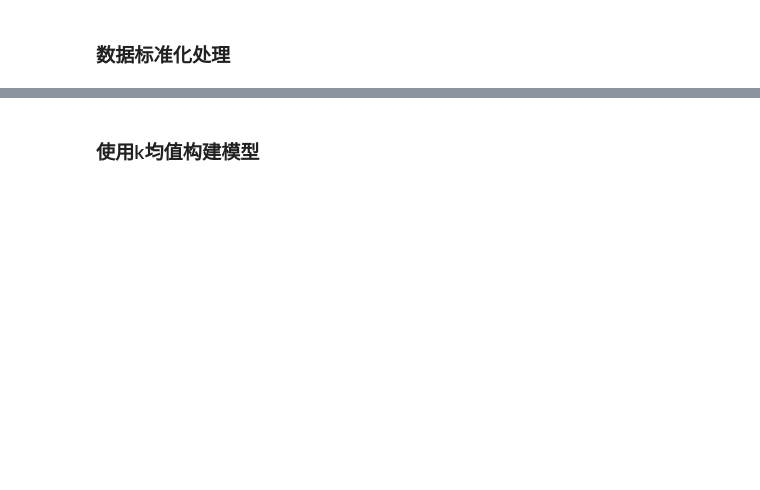
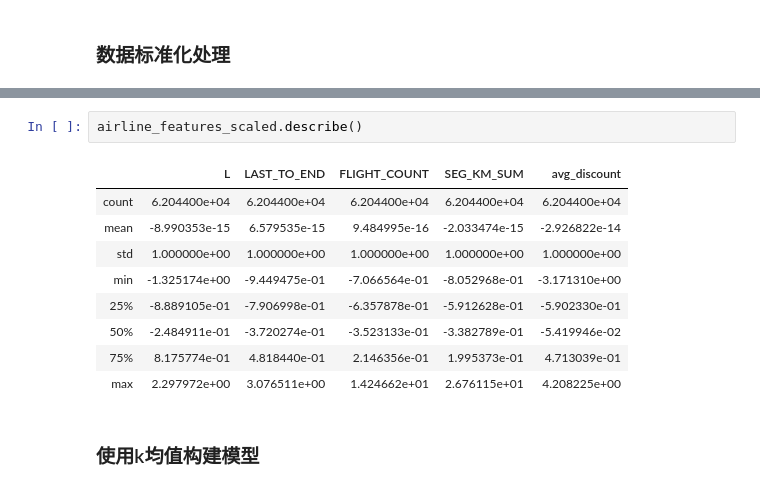
Before and after one commit to chaofan-zheng/python_learning_code, a Jupyter notebook: month06/DATASCIENCE/DS_day07_student/code/Airline_customer_analysis_code/code/k-means_data.ipynb, the cells around one changed output, grey strips where cells are left out. Saved outputs shown, nothing was run; the diff lists cells and outputs as text; blank space fills up the shorter version.

```diff
--- a/month06/DATASCIENCE/DS_day07_student/code/Airline_customer_analysis_code/code/k-means_data.ipynb
+++ b/month06/DATASCIENCE/DS_day07_student/code/Airline_customer_analysis_code/code/k-means_data.ipynb
@@ -33,2 +143,14 @@ C: avg_discount 平均折扣率<br>
+# %%
+airline_features_scaled.describe()
+# %% [output]
+|  | L | LAST_TO_END | FLIGHT_COUNT | SEG_KM_SUM | avg_discount |
+| count | 6.204400e+04 | 6.204400e+04 | 6.204400e+04 | 6.204400e+04 | 6.204400e+04 |
+| mean | -8.990353e-15 | 6.579535e-15 | 9.484995e-16 | -2.033474e-15 | -2.926822e-14 |
+| std | 1.000000e+00 | 1.000000e+00 | 1.000000e+00 | 1.000000e+00 | 1.000000e+00 |
+| min | -1.325174e+00 | -9.449475e-01 | -7.066564e-01 | -8.052968e-01 | -3.171310e+00 |
+| 25% | -8.889105e-01 | -7.906998e-01 | -6.357878e-01 | -5.912628e-01 | -5.902330e-01 |
+| 50% | -2.484911e-01 | -3.720274e-01 | -3.523133e-01 | -3.382789e-01 | -5.419946e-02 |
+| 75% | 8.175774e-01 | 4.818440e-01 | 2.146356e-01 | 1.995373e-01 | 4.713039e-01 |
+| max | 2.297972e+00 | 3.076511e+00 | 1.424662e+01 | 2.676115e+01 | 4.208225e+00 |
 # %% [markdown]
 ### 使用k均值构建模型
```
Also changed, not shown: parts of 14 cells of this notebook, 35 other files.
